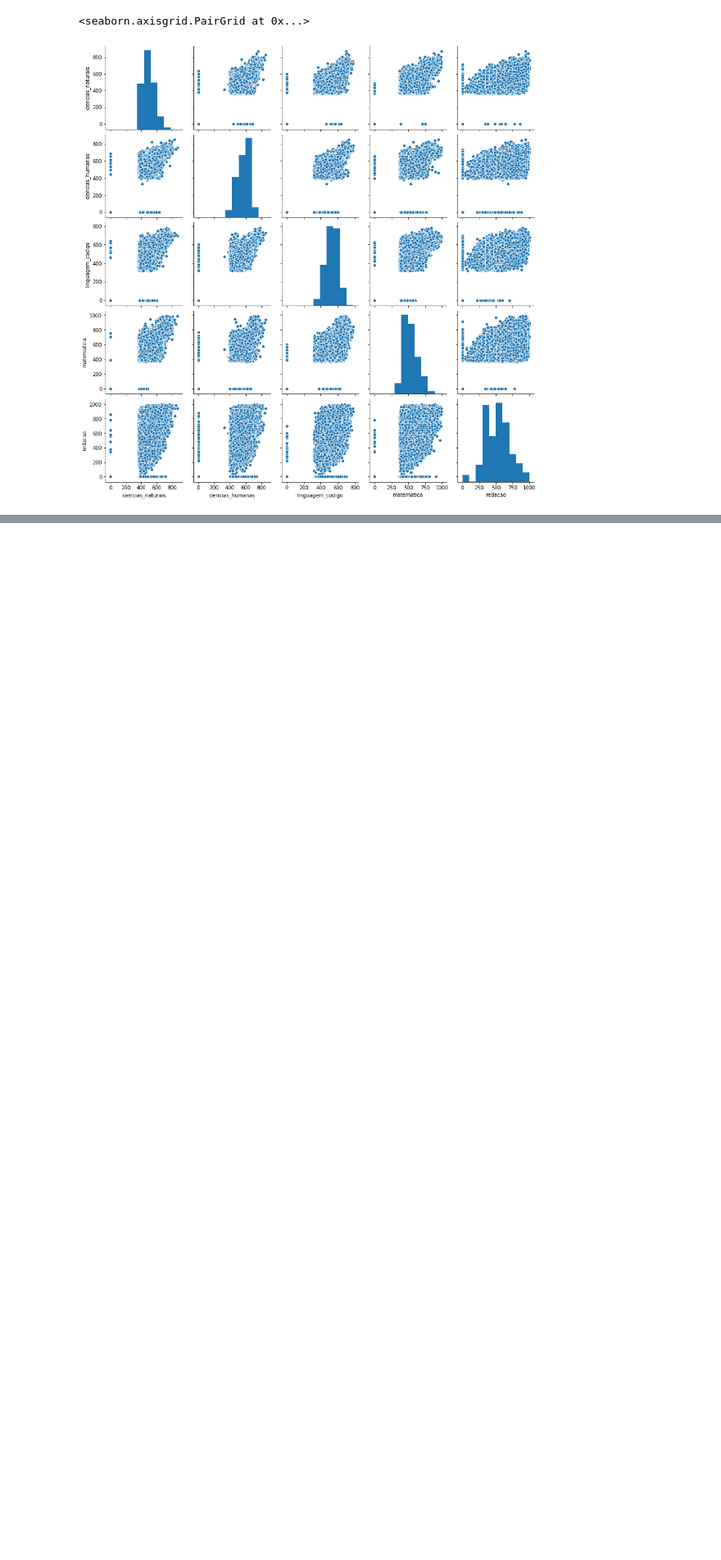
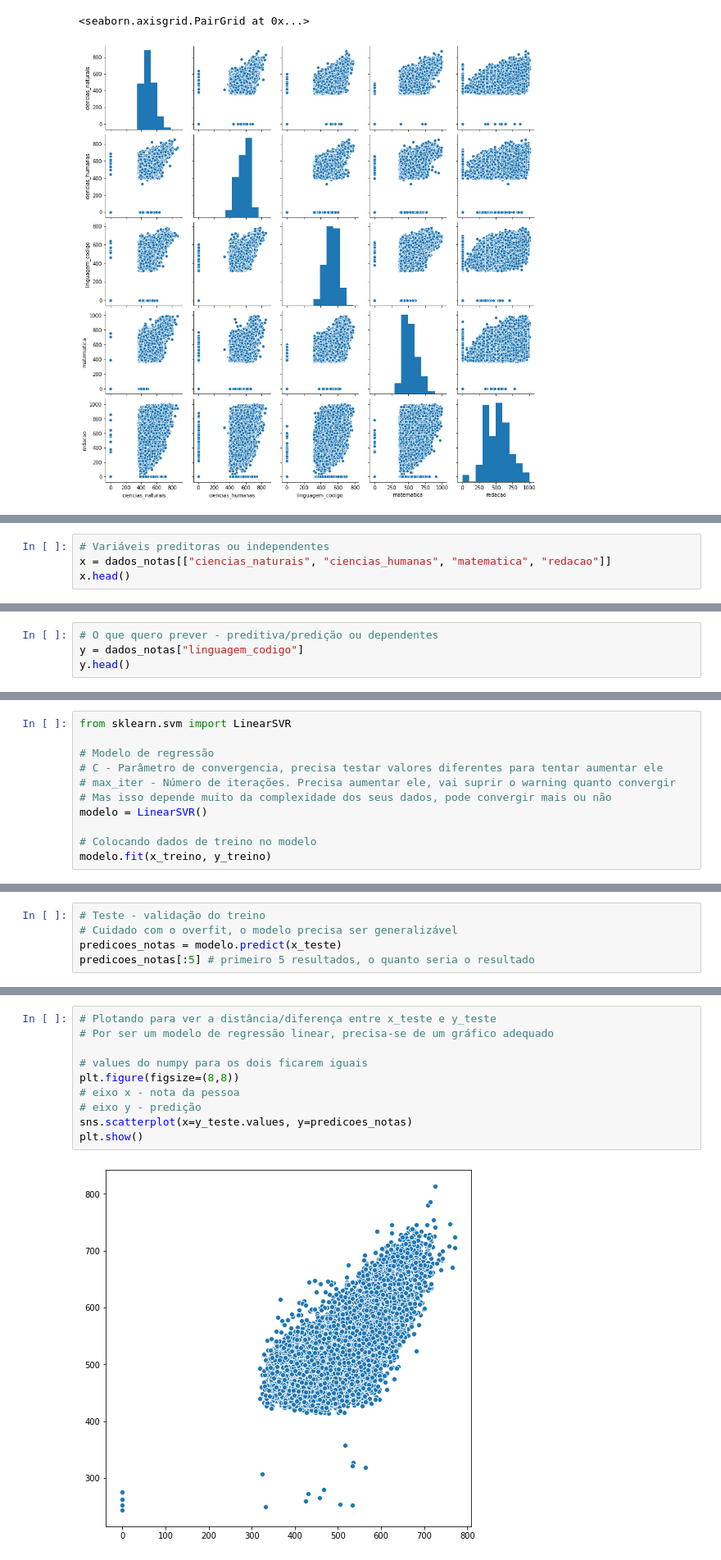
Before and after one commit to luisgustavoullmann/quarentenadados, a Jupyter notebook: QuarentenaDados - Aulas 4 e 5.ipynb, the cells around one changed output, grey strips where cells are left out. Shown at 82% size. Cells and saved outputs as stored; diff of their text form; blank space fills up the shorter version.

```diff
--- a/QuarentenaDados - Aulas 4 e 5.ipynb
+++ b/QuarentenaDados - Aulas 4 e 5.ipynb
@@ -116,0 +132,4 @@ sns.pairplot(dados_notas)
+# %%
+# Variáveis preditoras ou independentes
+x = dados_notas[["ciencias_naturais", "ciencias_humanas", "matematica", "redacao"]]
+x.head()
@@ -116,0 +143,4 @@ sns.pairplot(dados_notas)
+# %%
+# O que quero prever - preditiva/predição ou dependentes
+y = dados_notas["linguagem_codigo"]
+y.head()
@@ -116,0 +189,11 @@ sns.pairplot(dados_notas)
+# %%
+from sklearn.svm import LinearSVR
+
+# Modelo de regressão
+# C - Parâmetro de convergencia, precisa testar valores diferentes para tentar aumentar ele
+# max_iter - Número de iterações. Precisa aumentar ele, vai suprir o warning quanto convergir
+# Mas isso depende muito da complexidade dos seus dados, pode convergir mais ou não
+modelo = LinearSVR()
+
+# Colocando dados de treino no modelo
+modelo.fit(x_treino, y_treino)
@@ -116,0 +204,5 @@ sns.pairplot(dados_notas)
+# %%
+# Teste - validação do treino
+# Cuidado com o overfit, o modelo precisa ser generalizável
+predicoes_notas = modelo.predict(x_teste)
+predicoes_notas[:5] # primeiro 5 resultados, o quanto seria o resultado
@@ -116,0 +223,12 @@ sns.pairplot(dados_notas)
+# %%
+# Plotando para ver a distância/diferença entre x_teste e y_teste
+# Por ser um modelo de regressão linear, precisa-se de um gráfico adequado
+
+# values do numpy para os dois ficarem iguais
+plt.figure(figsize=(8,8))
+# eixo x - nota da pessoa
+# eixo y - predição
+sns.scatterplot(x=y_teste.values, y=predicoes_notas)
+plt.show()
+# %% [output]
+[figure, added]
```
Also changed, not shown: parts of 25 cells of this notebook.
